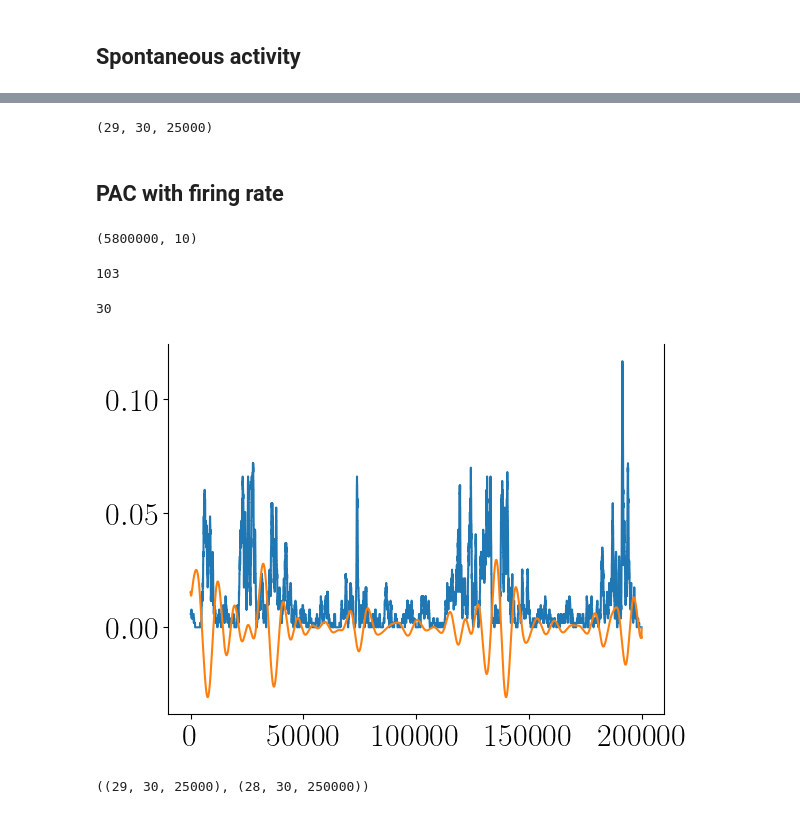
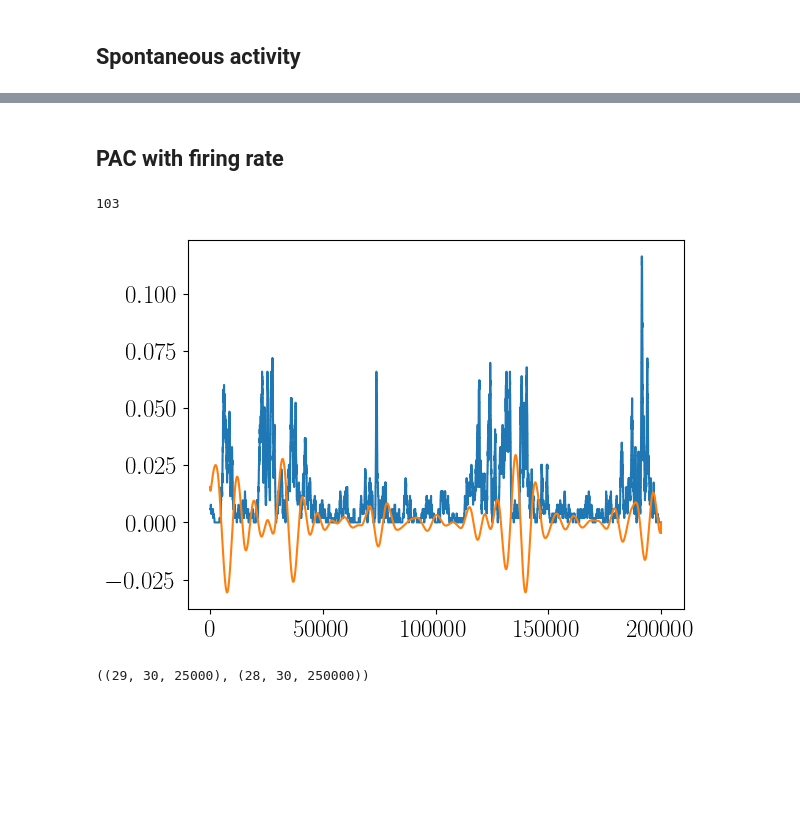
Before and after one commit to benedetta-mariani/Marianietal2026-PlosCompBio, a Jupyter notebook: Figure 3.ipynb, the cells around one changed output, grey strips where cells are left out. Drawn from its saved outputs; the diff is of its cells as text; code cells hidden in the pictures; blank space fills up the shorter version.

```diff
--- a/Figure 3.ipynb
+++ b/Figure 3.ipynb
@@ -118,0 +115,8 @@ pos = np.asarray(pos)
+# %%
+nch = spikesTrials.shape[1]
+num = spikesTrials.shape[0]
+binspikes =  np.zeros((num,nch,spikesTrials.shape[2]), dtype = int)
+soglia = 4
+for r in range(num):
+    for ch in range(nch):
+        binspikes[r,ch,:] = findpeaks(spikesTrials[r,ch,:],Thres(soglia,spikesTrials[r,ch,:]),"neg", dist = 10)
@@ -129,5 +145,3 @@ for r in range(num):
-# %%
-plt.rcParams['font.size'] = 27
 # %%
 restspikes = concatenat_spikes(binspikes[:,20:],2,10,nTrials)
 binspikes.shape,restspikes.shape
@@ -334,13 +323,5 @@ del data2,sig3
-# %%
-np.array(lfpTrials).shape
-# %% [output]
-(29, 30, 25000)
 # %% [markdown]
 ## PAC with firing rate
-# %%
-restspikes.shape
-# %% [output]
-(5800000, 10)
 # %%
 prova_n = restspikes
 #inspikes[0].T
@@ -357,54 +337,43 @@ mean_interspike_time ## cambia tanto tra ratto e ratto
 # %% [output]
 103
-# %%
-nch = spikesTrials.shape[1]
-print(nch)
-num = spikesTrials.shape[0]
-binspikes =  np.zeros((num,nch,spikesTrials.shape[2]), dtype = int)
-soglia = 3 ### 4?
-for r in range(num):
-    #print(r)
-    for ch in range(nch):
-        binspikes[r,ch,:] = findpeaks(spikesTrials[r,ch,:],Thres(soglia,spikesTrials[r,ch,:]),"neg", dist = 10)
-            #spikes[ch,indexes[r+1]- int(25000):indexes[r+1]+ int(25000)*10], Thres(soglia,spikes[ch,indexes[r+1]:indexes[r+1]+ int(25000)*1]),"neg", dist = 10) ## check this
-# %% [output]
-30
 # %%
 ## Compute density
 
 ## CORTEX
 
 aas =[]
 aas2 =[]
 from numpy import *
+ref_ch = 25
+cortex = 20
+
 factor = 10
 fs = 25000/factor
-#for r in range(15,22):
 for s in range(binspikes.shape[0]):
-    v = emd.sift.mask_sift(lfpTrials[s,25,int(fs)*2:], mask_freqs= 30./fs, max_imfs=5, )
+    v = emd.sift.mask_sift(lfpTrials[s,ref_ch,int(fs)*2:], mask_freqs= 30./fs, max_imfs=5, )
     from scipy.signal import resample_poly
     upsampled = resample_poly(v, up=factor, down=1)
     low = 3
     IP, IF, IA = emd.spectra.frequency_transform(upsampled, fs*100, 'nht')
     phi = IP[:,low][:]
     coef = 5
-    amp = compute_density(binspikes[s,20:,int(fs*factor)*2:].T, mean_interspike_time,coef)
+    amp = compute_density(binspikes[s,cortex:,int(fs*factor)*2:].T, mean_interspike_time,coef)
     p_bins = arange(0, 2*pi, 0.1)
     a_mean = zeros(size(p_bins)-1)
     p_mean = zeros(size(p_bins)-1)
     for k in range(size(p_bins)-1):     #For each phase bin,
         pL = p_bins[k]                  #... lower phase limit,
         pR = p_bins[k+1]                #... upper phase limit.
         indices=(phi>=pL) & (phi<pR)    #Find phases falling in bin,
         a_mean[k] = mean(amp[indices])  #... compute mean amplitude,
         p_mean[k] = mean([pL, pR])      #... save center phase.
     aas.append(a_mean)
 
 
 plt.plot(amp)
 plt.plot(IA[:,low]*10**-4);
 # %% [output]
-[figure, old version]
+[figure, new version]
 # %%
 aasmean = np.mean(np.asarray(aas),0)
 aas = np.asarray(aas)
```
Also changed, not shown: parts of 21 cells of this notebook.
